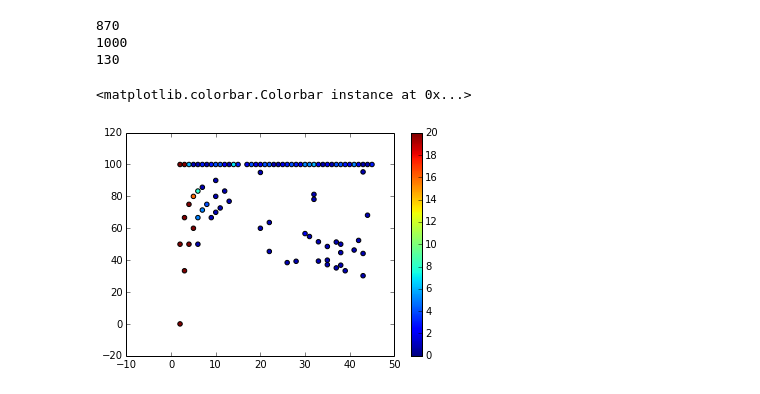
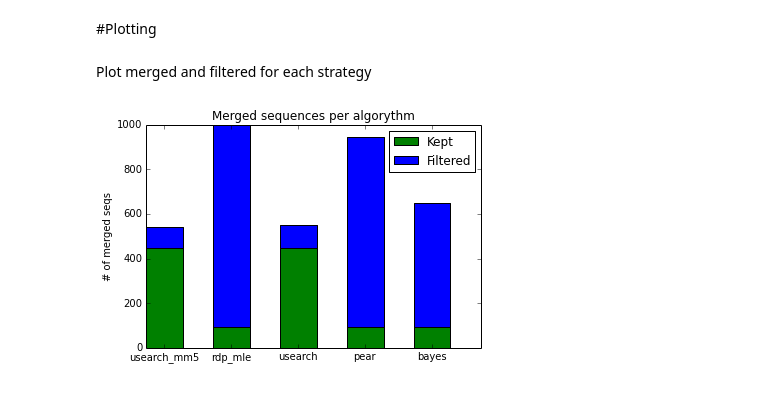
Before and after one commit to maubar/biotico-tools, a Jupyter notebook: ipython_nb/visualize_merged_paired_ends.ipynb, the cells around one changed output. Cells and saved outputs as stored; diff of their text form; code cells hidden in the pictures.

```diff
--- a/ipython_nb/visualize_merged_paired_ends.ipynb
+++ b/ipython_nb/visualize_merged_paired_ends.ipynb
@@ -76,24 +73,0 @@ def statsAlignment(r1,r2,merged):
-# %%
-filtered_out = 0
-align_stats = []
-with open("ali.txt", "w") as out_fh:
-    for merged_header,merged_seq in merged_mod:
-        assert (merged_header in r1 and merged_header in r2), "Faaail"
-        r1_seq = r1[merged_header]
-        r2_seq = reverseComplement(r2[merged_header])
-        align_len, pct_id,mismatches = statsAlignment(r1_seq,r2_seq,merged_seq)
-        align_stats.append( (align_len,pct_id,mismatches) )
-        if align_len > 5 and pct_id > 75.0:
-            out_fh.write(merged_header+"\n")
-        elif align_len > 10 and pct_id > 60.0:
-            out_fh.write(merged_header+"\n")
-        else:
-            filtered_out += 1
-
-print filtered_out
-print len(merged_mod)
-print len(merged_mod) - filtered_out
-# %% [output]
-870
-1000
-130
@@ -100,8 +102,33 @@ print len(merged_mod) - filtered_out
+# %% [markdown]
+#Plotting
 # %%
 #Plot stats
 import numpy as np
 import matplotlib.pyplot as plt
 from scipy.interpolate import interp1d
 from collections import defaultdict
+# %% [markdown]
+Plot merged and filtered for each strategy
+# %%
+N = len(merge_strategies)
+labels = [x for x in merge_strategies]
+
+kept_seqs   = [total_merged[x]-total_filtered[x] for x in labels]
+filtered_seqs = [total_filtered[x] for x in labels]
+ind = np.arange(N)    # the x locations for the groups
+width = 0.55       # the width of the bars: can also be len(x) sequence
+
+p1 = plt.bar(ind, kept_seqs,   width, color='g', )
+p2 = plt.bar(ind, filtered_seqs, width, color='b',
+             bottom=kept_seqs)
+
+plt.ylabel('# of merged seqs')
+plt.title('Merged sequences per algorythm')
+plt.xticks(ind+width/2., labels )
+plt.legend( (p1[0], p2[0]), ('Kept', 'Filtered') )
+
+plt.show()
+# %% [output]
+[figure, added]
 # %%
 #If data points are few , calculate density of each point manually
@@ -116,6 +148,0 @@ density_np = np.array( [density[x] for x in density] )
-# %%
-plt.scatter( align_len_np , pct_id_np ,c=density_np,vmin=0,vmax=20)
-plt.colorbar()
-# %% [output]
-<matplotlib.colorbar.Colorbar instance at 0x...>
-[figure, removed]
```
Also changed, not shown: parts of 15 cells of this notebook.
